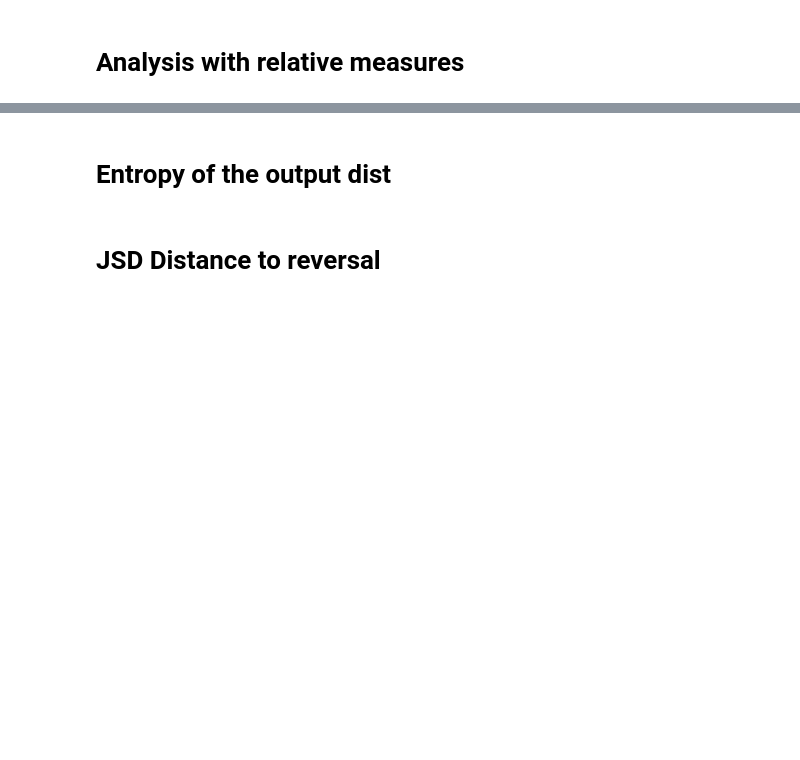
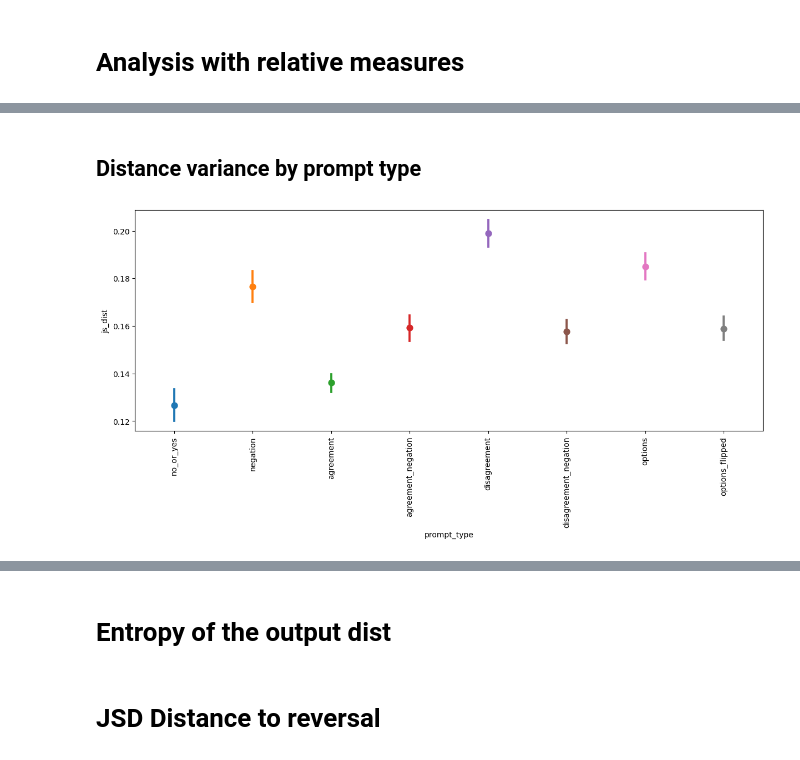
Before and after one commit to bwaldon/llms-legal-interp, a Jupyter notebook: models_analysis.ipynb, the cells around one changed output, grey strips where cells are left out. Cells and saved outputs as stored; diff of their text form; code cells hidden in the pictures; blank space fills up the shorter version.

Commit message:
Models analysis with Percentage, JS Distance, Cond Entropy

```diff
--- a/models_analysis.ipynb
+++ b/models_analysis.ipynb
@@ -153,0 +158,16 @@ dist_plot_for_models = sns.pointplot(
+# %% [markdown]
+## Distance variance by prompt type
+# %%
+fig, ax = plt.subplots(1,1, figsize=(12,6), layout='constrained')
+plt.xticks(rotation=90)
+# plt.set_ylim((0, 138))
+point_plot = sns.pointplot(
+    data = relative_measures,
+    x='prompt_type',
+    y='js_dist',
+    hue='prompt_type',
+    linestyle="None"
+)
+# fig = point_plot.get_figure()
+# %% [output]
+[figure, added]
```
Also changed, not shown: parts of 17 cells of this notebook.
